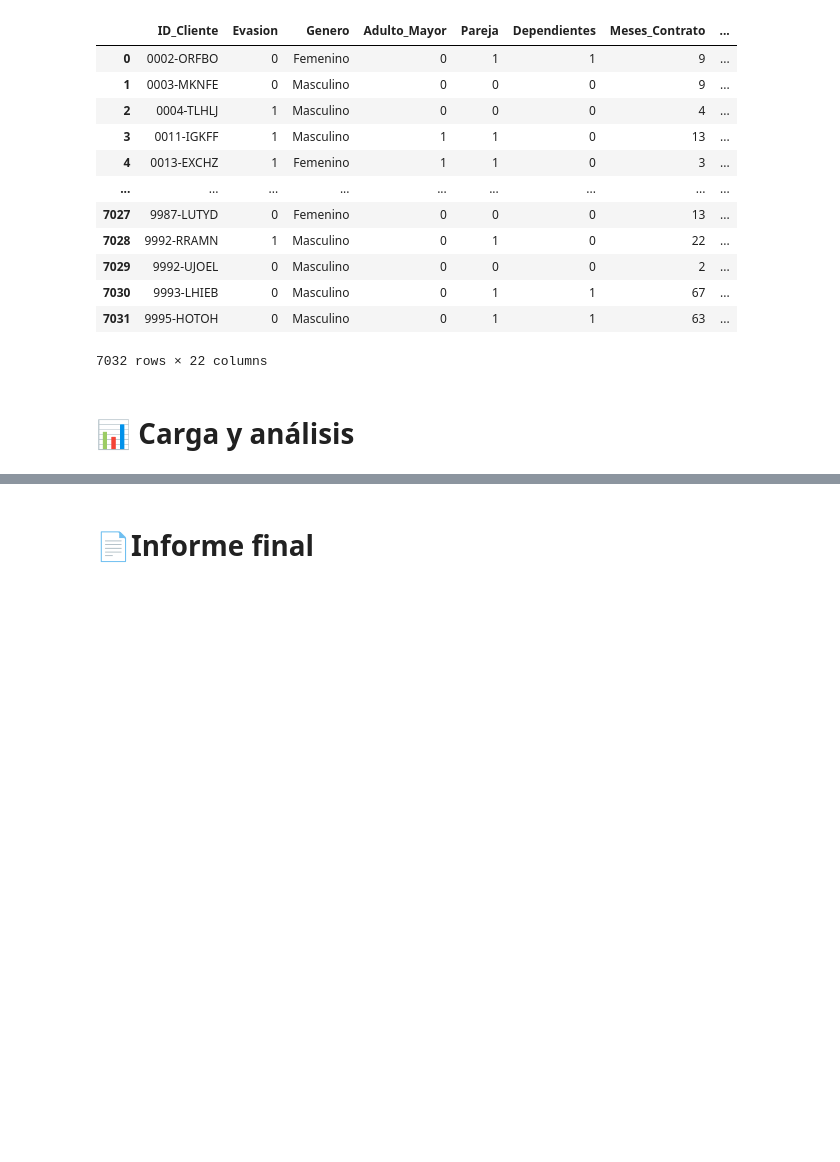
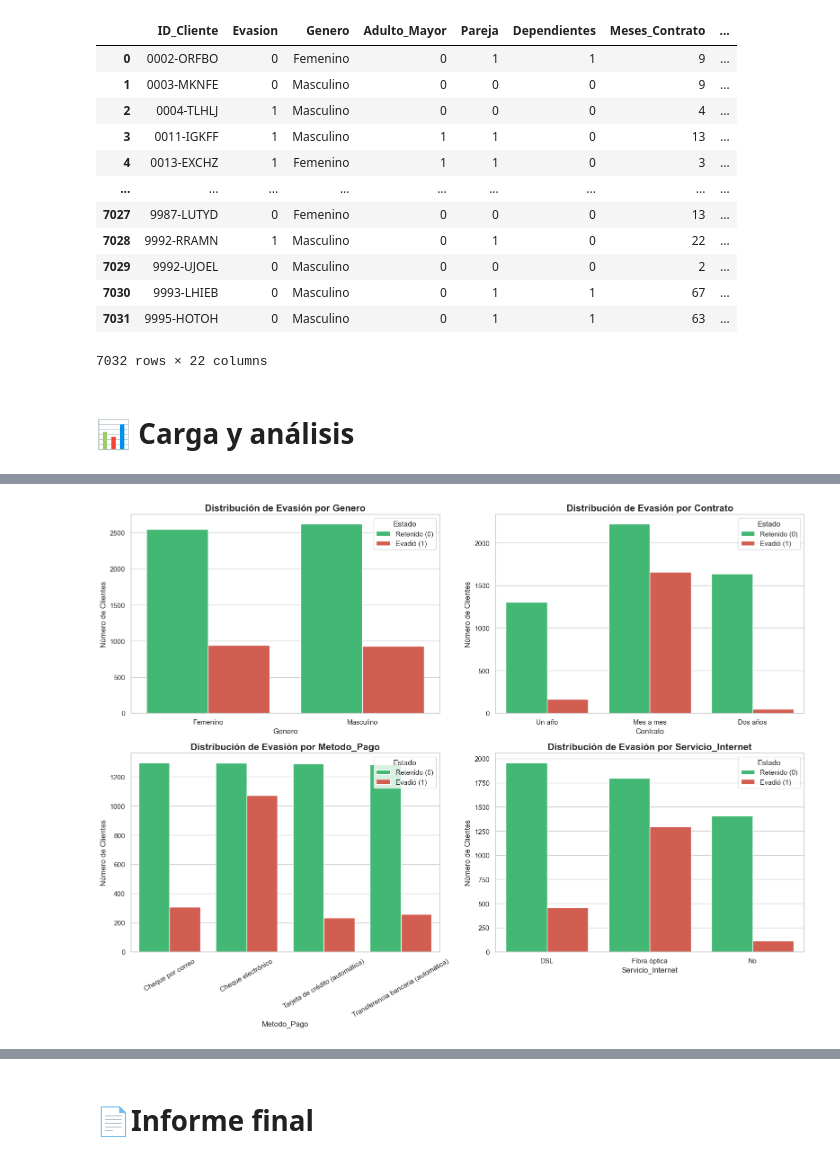
Before and after one commit to Fernando5899/Telecom_X, a Jupyter notebook: TelecomX_LATAM.ipynb, the cells around one changed output, grey strips where cells are left out. Cells and saved outputs as stored; diff of their text form; code cells hidden in the pictures; blank space fills up the shorter version.

```diff
--- a/TelecomX_LATAM.ipynb
+++ b/TelecomX_LATAM.ipynb
@@ -306,0 +365,30 @@ df_normalizado
+# %%
+# Configuramos un estilo
+sns.set_theme(style="whitegrid")
+
+# Lista de variables categóricas clave
+variables_analisis = ['Genero', 'Contrato', 'Metodo_Pago', 'Servicio_Internet']
+
+# Creamos la figura con 2 filas y 2 columnas
+fig, axes = plt.subplots(nrows=2, ncols=2, figsize=(16, 12))
+axes = axes.flatten()
+
+for i, col in enumerate(variables_analisis):
+    # Gráfico de barras agrupado por la variable 'Evasion'
+    sns.countplot(data=df_normalizado, x=col, hue='Evasion',
+                  palette=['#2ecc71', '#e74c3c'], ax=axes[i])
+
+    # Personalización de títulos y etiquetas
+    axes[i].set_title(f'Distribución de Evasión por {col}', fontsize=15, fontweight='bold')
+    axes[i].set_xlabel(col, fontsize=12)
+    axes[i].set_ylabel('Número de Clientes', fontsize=12)
+    axes[i].legend(title='Estado', labels=['Retenido (0)', 'Evadió (1)'])
+
+    # Rotar etiquetas si es el Método de Pago para que no se amontonen
+    if col == 'Metodo_Pago':
+        axes[i].tick_params(axis='x', rotation=30)
+
+plt.tight_layout()
+plt.show()
+# %% [output]
+[figure, added]
```
Also changed, not shown: parts of 6 cells of this notebook.
